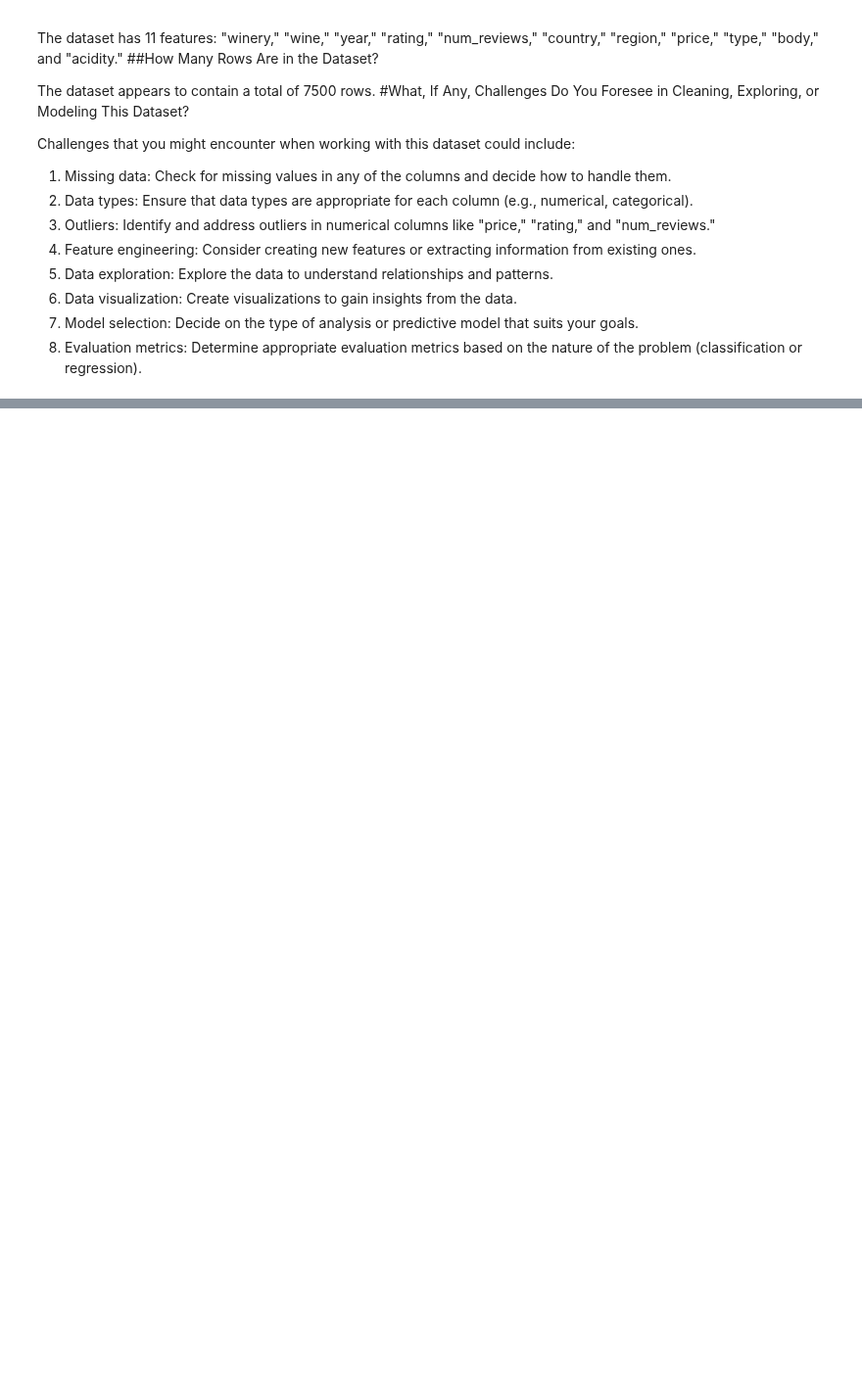
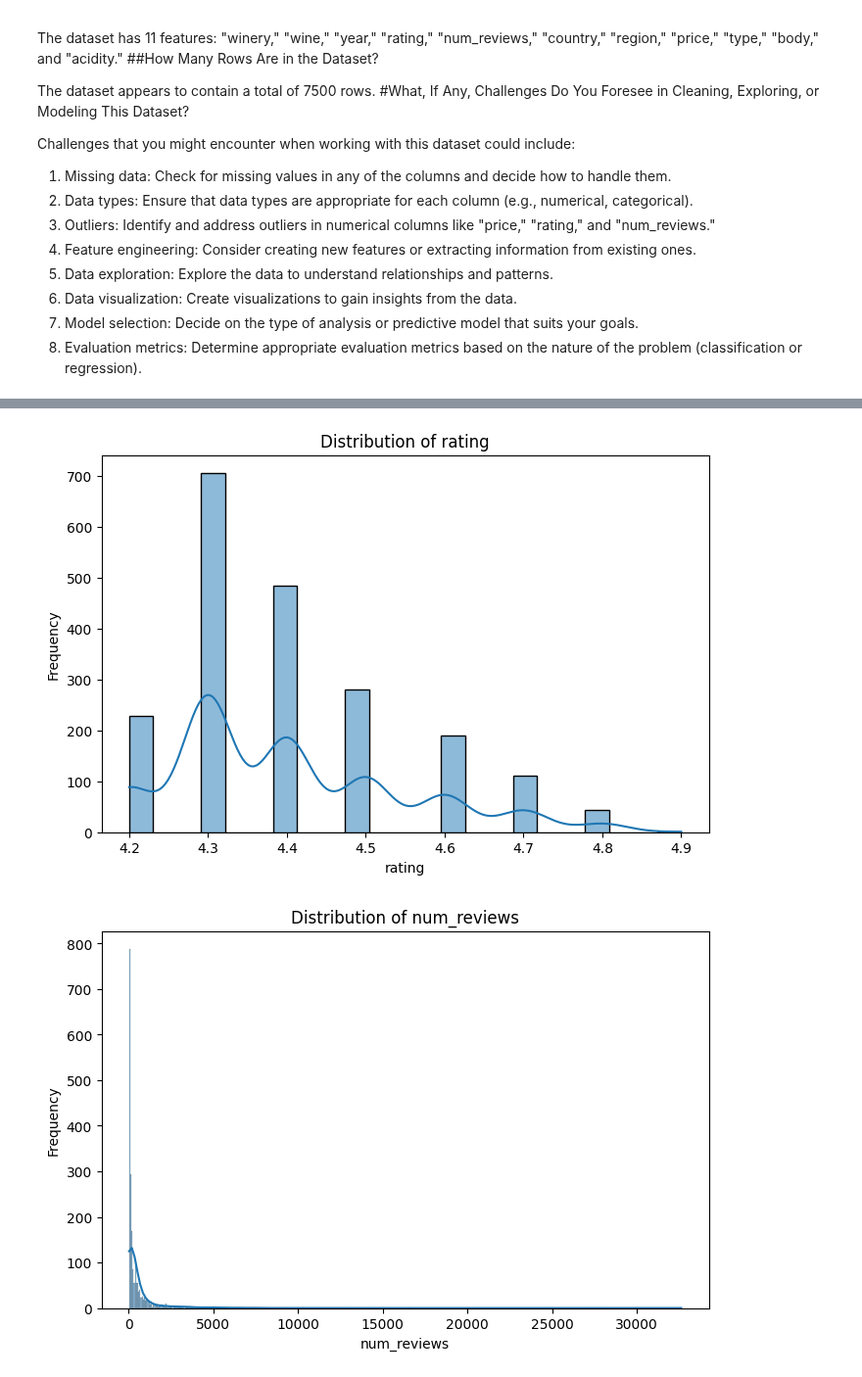
Before and after one commit to OleFlow/MechineLearning, a Jupyter notebook: Project_Core.ipynb, the cells around one changed output, grey strips where cells are left out. Shown at 98% size. Cells and saved outputs as stored; diff of their text form; code cells hidden in the pictures; blank space fills up the shorter version.

```diff
--- a/Project_Core.ipynb
+++ b/Project_Core.ipynb
@@ -94,10 +141,10 @@ Challenges that you might encounter when working with this dataset could include
 file_path = "/content/drive/MyDrive/CodingDojo/02-MachineLearning/Week05/Data/wines_SPA.csv"
 
 # Load the dataset with column names inferred from the first row
-df = pd.read_csv(file_path)
+data = pd.read_csv(file_path)
 
 # Display the first few rows of the dataset
-df.head()
+data.head()
 # %% [output]
 |  | winery | wine | year | rating | num_reviews | country | region | price | type | body | acidity |
 | 0 | Teso La Monja | Tinto | 2013 | 4.9 | 58 | Espana | Toro | 995.00 | Toro Red | 5.0 | 3.0 |
@@ -105,3 +152,52 @@ df.head()
 | 2 | Vega Sicilia | Unico | 2009 | 4.8 | 1793 | Espana | Ribera del Duero | 324.95 | Ribera Del Duero Red | 5.0 | 3.0 |
 | 3 | Vega Sicilia | Unico | 1999 | 4.8 | 1705 | Espana | Ribera del Duero | 692.96 | Ribera Del Duero Red | 5.0 | 3.0 |
 | 4 | Vega Sicilia | Unico | 1996 | 4.8 | 1309 | Espana | Ribera del Duero | 778.06 | Ribera Del Duero Red | 5.0 | 3.0 |
+# %%
+# Remove duplicate rows
+data = data.drop_duplicates()
+# Check for missing values
+missing_values = data.isnull().sum()
+
+# Address missing values in 'body' and 'acidity' columns by filling with reasonable values
+data['body'].fillna(0, inplace=True)
+data['acidity'].fillna(0, inplace=True)
+
+# Correct inconsistencies in categorical values
+data['year'] = data['year'].str.replace('N.V', '2023')
+data['body'] = data['body'].fillna(0)
+data['acidity'] = data['acidity'].fillna(0)
+
+# Produce univariate visuals
+# Histograms for numeric columns
+numeric_columns = ['rating', 'num_reviews', 'price']
+
+for col in numeric_columns:
+    plt.figure(figsize=(8, 5))
+    sns.histplot(data[col], kde=True)
+    plt.title(f'Distribution of {col}')
+    plt.xlabel(col)
+    plt.ylabel('Frequency')
+    plt.show()
+
+# Bar plots for categorical columns
+categorical_columns = ['winery', 'wine', 'country', 'region', 'type']
+
+for col in categorical_columns:
+    plt.figure(figsize=(10, 6))
+    sns.countplot(data=data, x=col, order=data[col].value_counts().index[:10])
+    plt.title(f'{col} Counts')
+    plt.xticks(rotation=45)
+    plt.xlabel(col)
+    plt.ylabel('Count')
+    plt.show()
+
+# Identify outliers
+for col in numeric_columns:
+    plt.figure(figsize=(8, 5))
+    sns.boxplot(data=data, y=col)
+    plt.title(f'Box Plot of {col}')
+    plt.ylabel(col)
+    plt.show()
+# %% [output]
+[figure, added]
+[figure, added]
```
Also changed, not shown: parts of 4 cells of this notebook.
